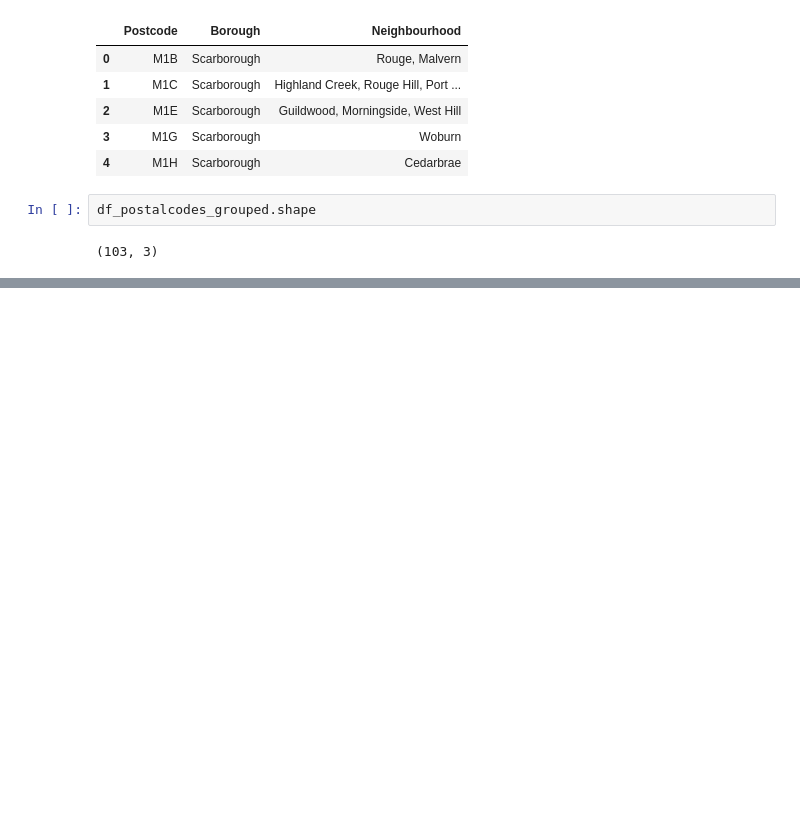
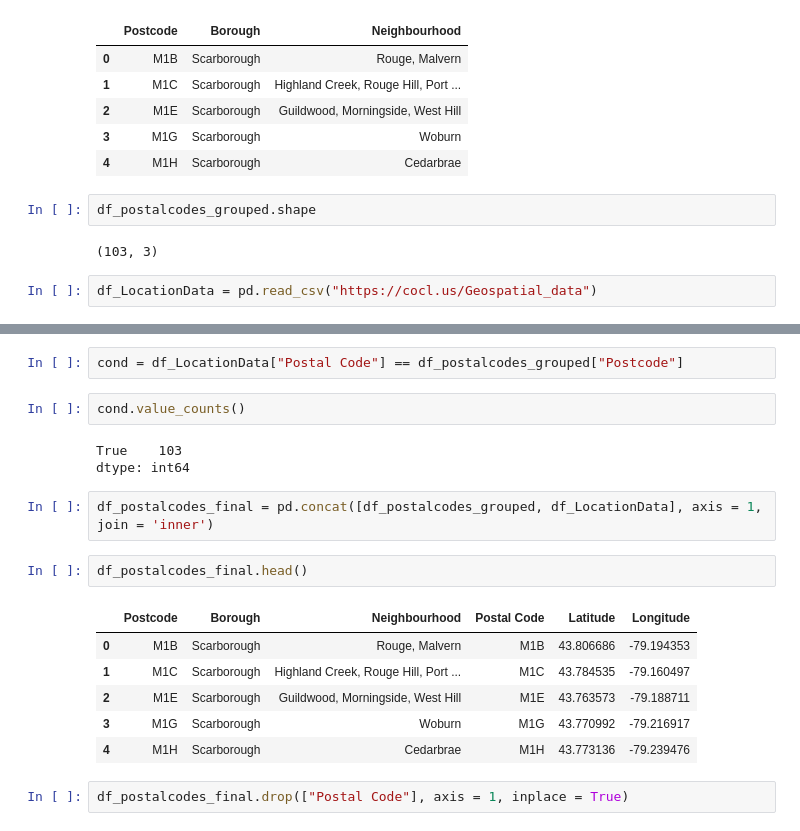
Before and after one commit to zainichia/Data-Science-Capstone, a Jupyter notebook: Segmenting-Clustering-Neighbourhoods-Toronto.ipynb, the cells around one changed output, grey strips where cells are left out. Saved outputs shown, nothing was run; the diff lists cells and outputs as text; blank space fills up the shorter version.

Commit message:
Dataframe updated with Location Data

```diff
--- a/Segmenting-Clustering-Neighbourhoods-Toronto.ipynb
+++ b/Segmenting-Clustering-Neighbourhoods-Toronto.ipynb
@@ -195,3 +195,5 @@ df_postalcodes_grouped.head()
 df_postalcodes_grouped.shape
 # %% [output]
 (103, 3)
+# %%
+df_LocationData = pd.read_csv("https://cocl.us/Geospatial_data")
@@ -197,0 +209,20 @@ df_postalcodes_grouped.shape
+# %%
+cond = df_LocationData["Postal Code"] == df_postalcodes_grouped["Postcode"]
+# %%
+cond.value_counts()
+# %% [output]
+True    103
+dtype: int64
+# %%
+df_postalcodes_final = pd.concat([df_postalcodes_grouped, df_LocationData], axis = 1, join = 'inner')
+# %%
+df_postalcodes_final.head()
+# %% [output]
+|  | Postcode | Borough | Neighbourhood | Postal Code | Latitude | Longitude |
+| 0 | M1B | Scarborough | Rouge, Malvern | M1B | 43.806686 | -79.194353 |
+| 1 | M1C | Scarborough | Highland Creek, Rouge Hill, Port ... | M1C | 43.784535 | -79.160497 |
+| 2 | M1E | Scarborough | Guildwood, Morningside, West Hill | M1E | 43.763573 | -79.188711 |
+| 3 | M1G | Scarborough | Woburn | M1G | 43.770992 | -79.216917 |
+| 4 | M1H | Scarborough | Cedarbrae | M1H | 43.773136 | -79.239476 |
+# %%
+df_postalcodes_final.drop(["Postal Code"], axis = 1, inplace = True)
```
Also changed, not shown: parts of 4 cells of this notebook.
